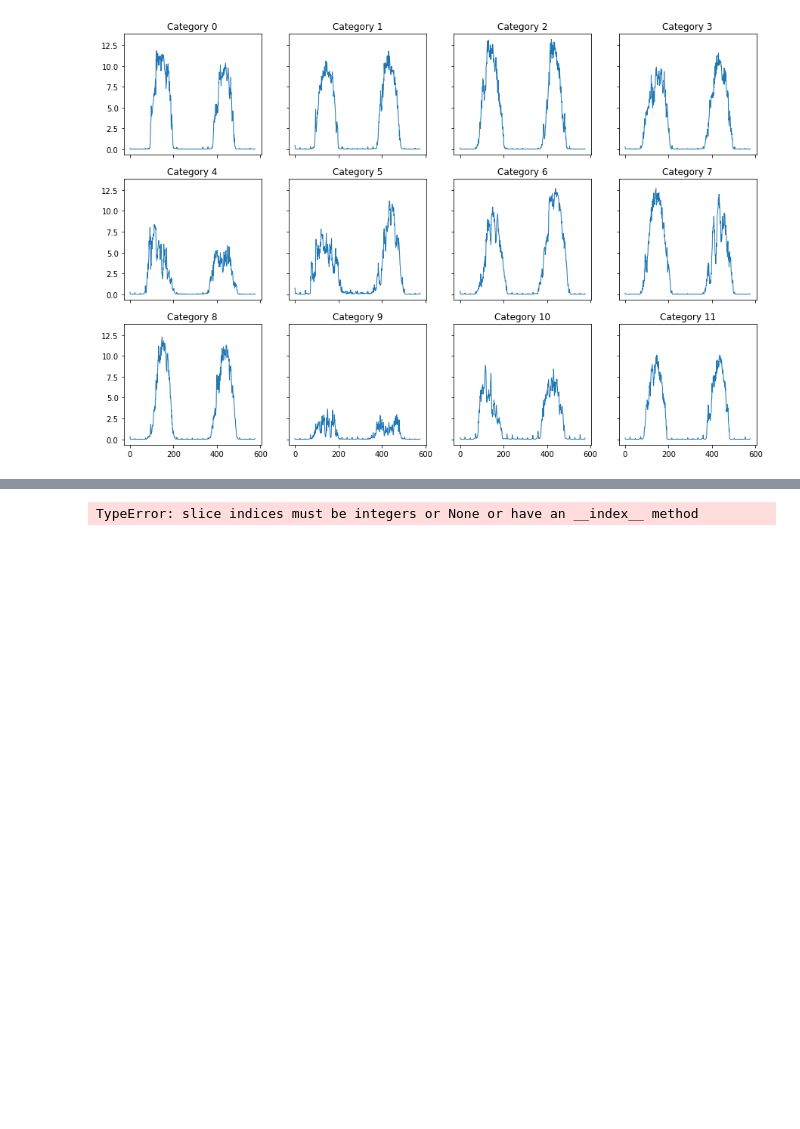
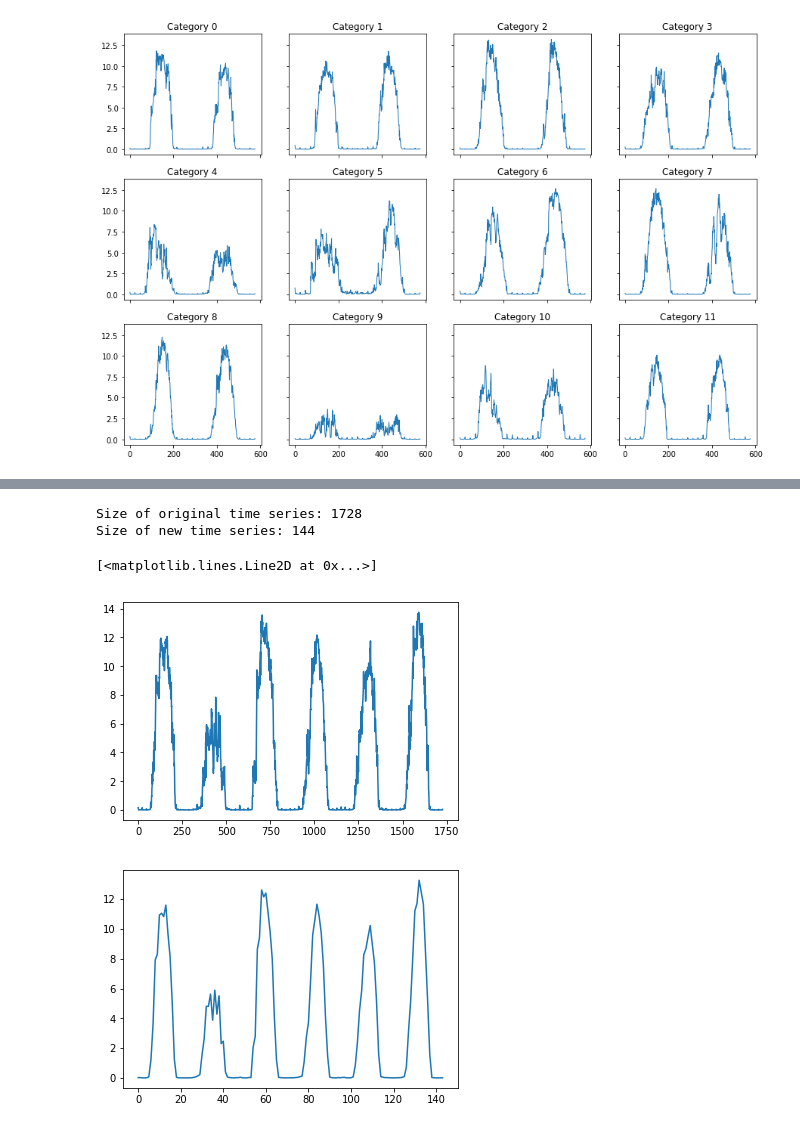
Before and after one commit to lukejuusola/VER_GenerativeModelling_RLAllocation, a Jupyter notebook: gan_with_labels.ipynb, the cells around one changed output, grey strips where cells are left out. Cells and saved outputs as stored; diff of their text form; code cells hidden in the pictures; blank space fills up the shorter version.

```diff
--- a/gan_with_labels.ipynb
+++ b/gan_with_labels.ipynb
@@ -563,15 +566,15 @@ plt.show()
 # with open(save_folder + 'encoder_pickle.p', 'wb') as f:
 #     pickle.dump(enc, f)
 # %%
-def get_production_per_time_step(x, num_points):
+def get_production_per_time_step(X, num_points):
     '''
     Return total power produced during num_points time_steps of x.
     E.g.: if x has a resolution of 5min, setting num_points=12 returns
     the amount of power produced during every hour in x.
     '''
     # Clip x to keep a multiple of num_points points
-    max_idx = x.size - x.size % num_points
-    temp = x[:max_idx]
+    max_idx = X.shape[1] - X.shape[1] % num_points
+    temp = X[:, :max_idx]
 
     # Sum num_consecutive points
     temp = temp.reshape((-1, num_points))
@@ -612,7 +615,7 @@ def generate_solar_data(num_days=2, labels=None):
         generated_samples = generated_samples * gan.max_value
 
         # Stack the new batch of samples
-        subset_index = np.min([32, num_samples - all_samples.shape[0]])
+        subset_index = np.min([32, num_samples - all_samples.shape[0]]).astype(np.int)
         subset = generated_samples[:subset_index, :]
         all_samples = np.vstack((all_samples, subset))
 
@@ -623,16 +700,15 @@ def generate_solar_data(num_days=2, labels=None):
 # %%
-# Generate solar data!
-num_days = 7
-labels = None
-new_data = generate_solar_data(num_days, labels)
-
 # Plot newly generated data
 plt.figure()
 plt.plot(new_data)
 
 # Plot hourly data
 hourly_time_series = get_production_per_time_step(new_data, 12)
 plt.figure()
 plt.plot(hourly_time_series)
 # %% [output]
-TypeError: slice indices must be integers or None or have an __index__ method
+Size of original time series: 1728
+Size of new time series: 144
+[<matplotlib.lines.Line2D at 0x...>]
+[figure, added]
+[figure, added]
```
Also changed, not shown: parts of 12 cells of this notebook, 19 other files.
